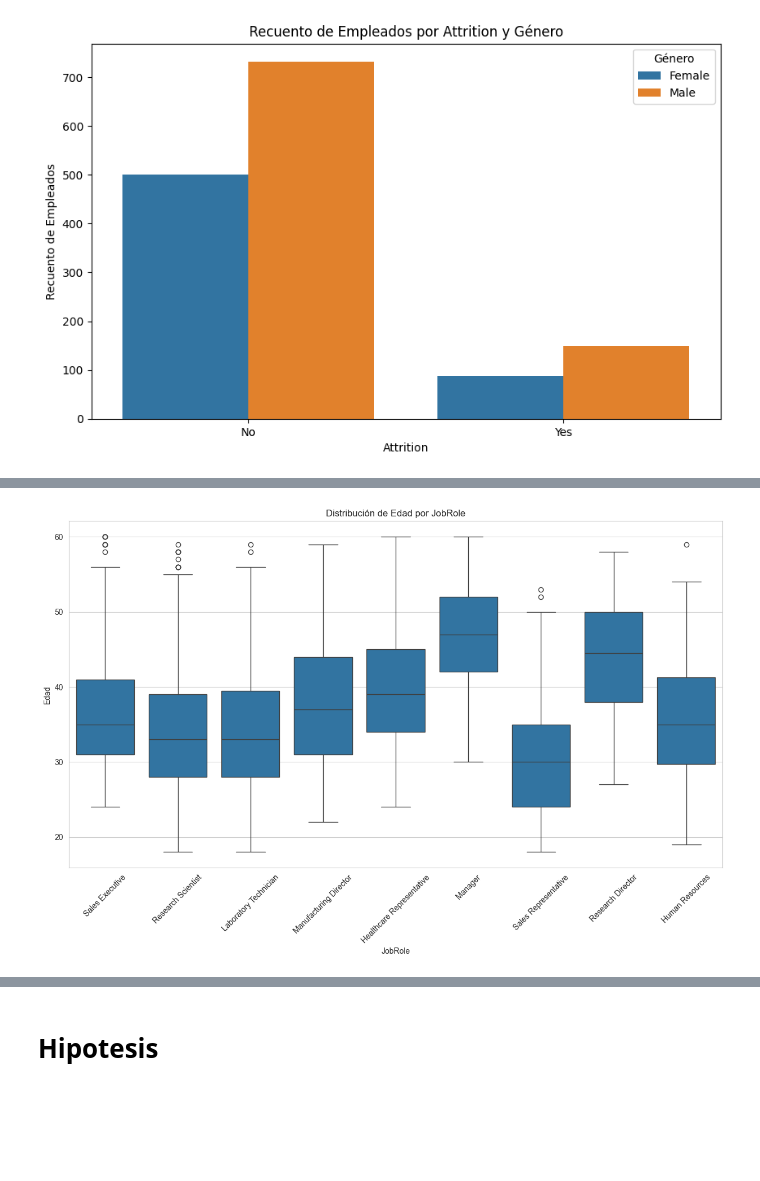
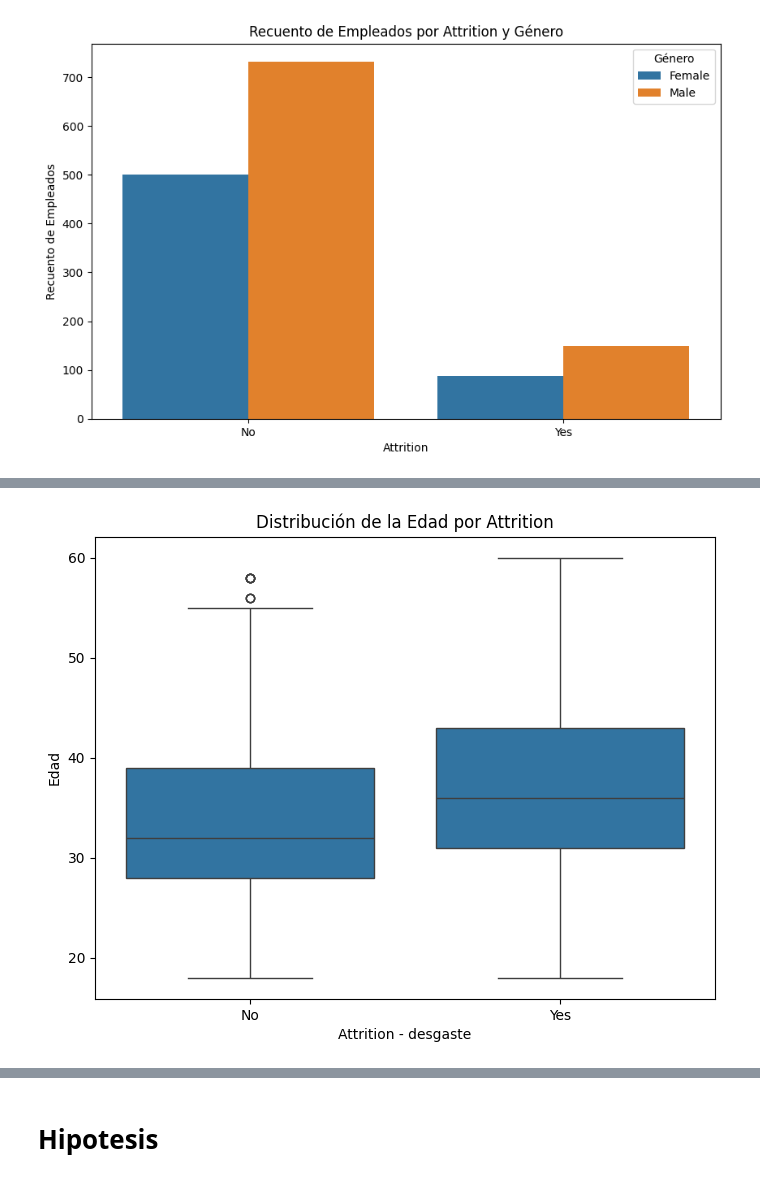
Before and after one commit to hugofmr/estadistica_edem, a Jupyter notebook: andres_attrition_hm.ipynb, the cells around one changed output, grey strips where cells are left out. Saved outputs shown, nothing was run; the diff lists cells and outputs as text; code cells hidden in the pictures; blank space fills up the shorter version.

```diff
--- a/andres_attrition_hm.ipynb
+++ b/andres_attrition_hm.ipynb
@@ -191,12 +204,13 @@ plt.show()
 # %%
-# Preparando el código para un boxplot de 'JobRole' vs 'Age'
-plt.figure(figsize=(15, 8))
-sns.boxplot(x='JobRole', y='Age', data=df)
+# Gráfico de cajas para comparar la distribución de la edad por 'Attrition'
+plt.figure(figsize=(8, 6))
+sns.boxplot(x='Attrition', y='Age', data=df)
+plt.title('Distribución de la Edad por Attrition')
+plt.xlabel('Attrition - desgaste')
+plt.ylabel('Edad')
+plt.xticks([0, 1], ['No', 'Yes'])  # Asegurarse de que las etiquetas son correctas
 
-plt.title('Distribución de Edad por JobRole')
-plt.xlabel('JobRole')
-plt.ylabel('Edad')
-plt.xticks(rotation=45)
+# Mostrar la gráfica
 plt.show()
 # %% [output]
-[figure, old version]
+[figure, new version]
```
Also changed, not shown: parts of 20 cells of this notebook, 1 other file.
